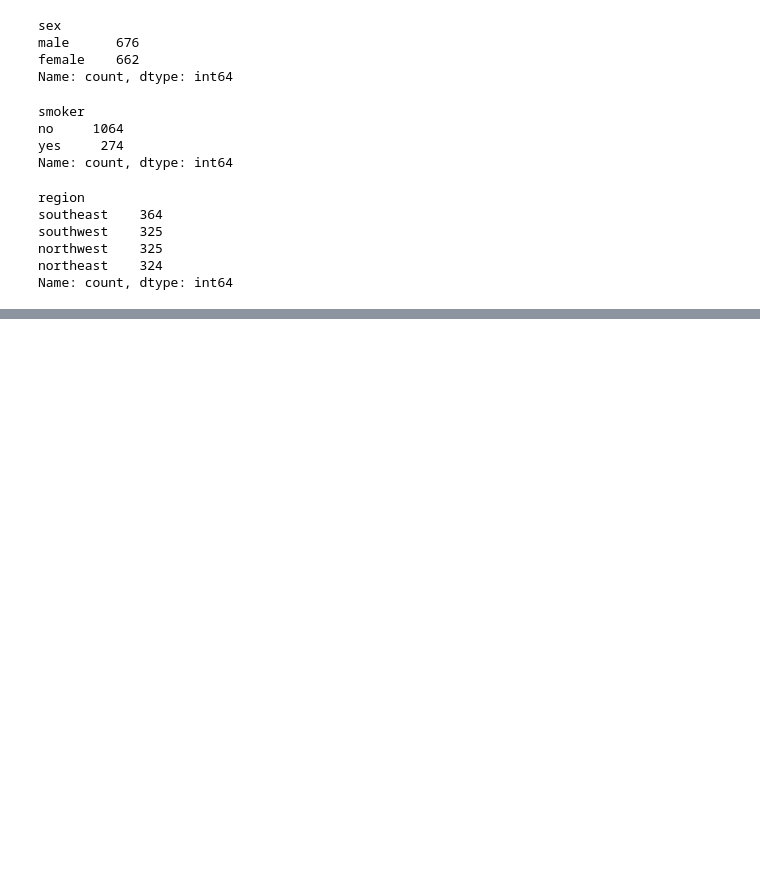
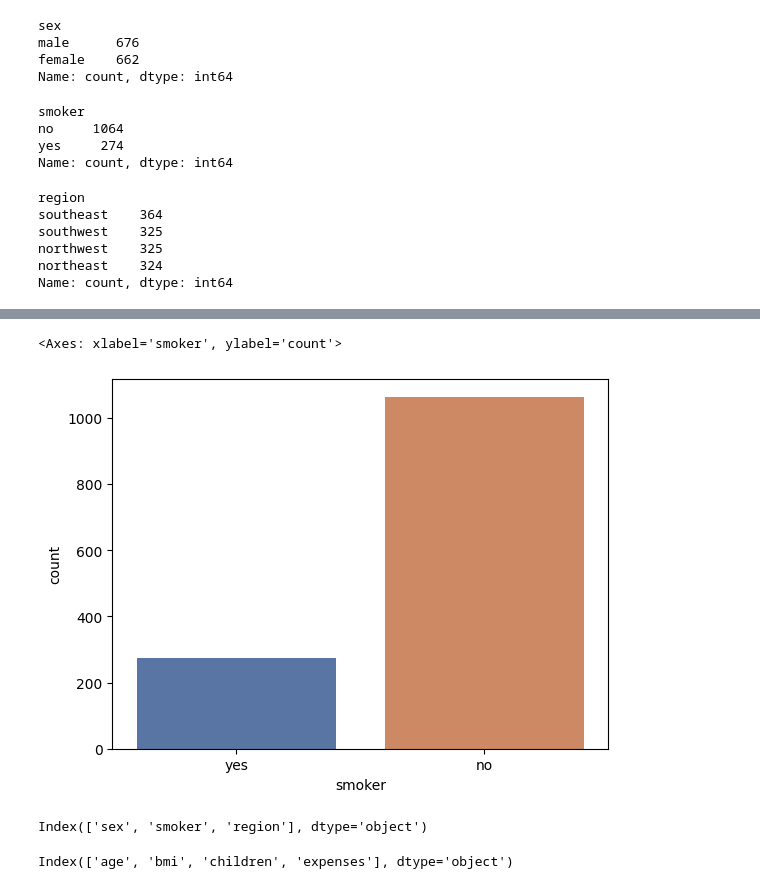
Before and after one commit to sakshi4160/Insurance_Price_Prediction, a Jupyter notebook: notebooks/research.ipynb, the cells around one changed output, grey strips where cells are left out. Drawn from its saved outputs; the diff is of its cells as text; code cells hidden in the pictures; blank space fills up the shorter version.

```diff
--- a/notebooks/research.ipynb
+++ b/notebooks/research.ipynb
@@ -150,0 +161,13 @@ Name: count, dtype: int64
+# %%
+sns.countplot(data=df,x="smoker",hue="smoker",palette="deep",legend=False)
+# %% [output]
+<Axes: xlabel='smoker', ylabel='count'>
+[figure, added]
+# %%
+categorical_cols
+# %% [output]
+Index(['sex', 'smoker', 'region'], dtype='object')
+# %%
+numerical_cols
+# %% [output]
+Index(['age', 'bmi', 'children', 'expenses'], dtype='object')
```
Also changed, not shown: parts of 10 cells of this notebook.
